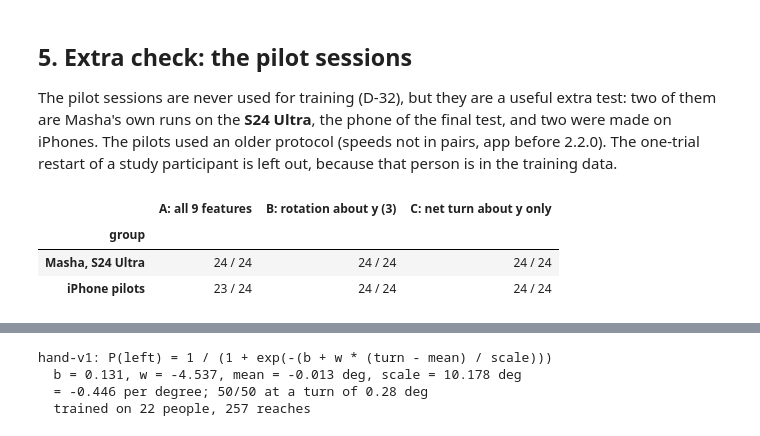
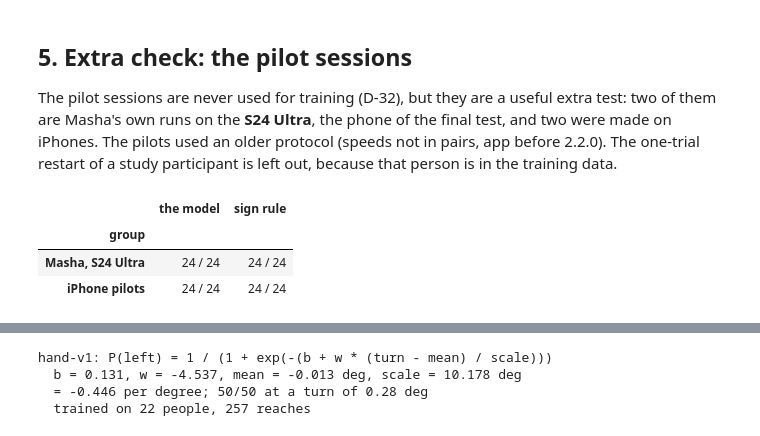
Before and after one commit to mariyaz0/hand-to-nose, a Jupyter notebook: notebooks/02_hand_model.ipynb, the cells around one changed output, grey strips where cells are left out. Saved outputs shown, nothing was run; the diff lists cells and outputs as text; code cells hidden in the pictures.

```diff
--- a/notebooks/02_hand_model.ipynb
+++ b/notebooks/02_hand_model.ipynb
@@ -204,5 +207,5 @@ probability is the confidence shown to the user.
 # %%
-res = leave_one_subject_out(data)
+res = leave_one_subject_out(data, FINAL_FEATURES)
 accuracy_table(res)
 # %% [output]
 |  | people | trials | accuracy | mean_confidence |
@@ -246,21 +247,10 @@ optimistic; with 22 people a difference of a few reaches is within noise.
 # %%
-variants = {
-    "A: all 9 features": FEATURES,
-    "B: rotation about y (3)": ["rot_y_angle", "rot_y_max", "rot_y_min"],
-    "C: net turn about y only": ["rot_y_angle"],
-}
 rows = {}
-for name, fs in variants.items():
-    r = leave_one_subject_out(data, fs)
+for name, r in {"the model (logistic regression)": res,
+                "sign rule (no training)": single_feature_rule(data, "rot_y_angle")}.items():
     acc_pp = r.groupby("session_id")["correct"].mean()
-    rows[name] = {"features": len(fs), "correct": f"{r['correct'].sum()} / {len(r)}",
-                  "accuracy": r["correct"].mean(), "people all correct": f"{(acc_pp == 1).sum()} / {len(acc_pp)}",
+    rows[name] = {"correct": f"{r['correct'].sum()} / {len(r)}", "accuracy": r["correct"].mean(),
+                  "people all correct": f"{(acc_pp == 1).sum()} / {len(acc_pp)}",
                   "worst person": acc_pp.min()}
-r = single_feature_rule(data, "rot_y_angle")
-acc_pp = r.groupby("session_id")["correct"].mean()
-rows["sign rule (no training)"] = {"features": 1, "correct": f"{r['correct'].sum()} / {len(r)}",
-                                   "accuracy": r["correct"].mean(),
-                                   "people all correct": f"{(acc_pp == 1).sum()} / {len(acc_pp)}",
-                                   "worst person": acc_pp.min()}
 pd.DataFrame(rows).T
 # %% [output]
@@ -279,18 +267,17 @@ restart of a study participant is left out, because that person is in the traini
 # %%
 groups = {
     "B34CF91D": "Masha, S24 Ultra", "8DA2C63C": "Masha, S24 Ultra",
     "F50F9F36": "iPhone pilots", "A56549CD": "iPhone pilots",
 }
 pilots = feats[feats["code"].isin(groups) & feats["excluded"].isna()].copy()
 pilots["group"] = pilots["code"].map(groups)
-out = {}
-for name, fs in variants.items():
-    p = fit_final(data, fs).predict_proba(pilots[fs])[:, 1]
-    ok = np.where(p >= 0.5, "left", "right") == pilots["hand"]
-    out[name] = pilots.assign(ok=ok).groupby("group")["ok"].agg(lambda s: f"{s.sum()} / {len(s)}")
-pd.DataFrame(out)
+p = fit_final(data, FINAL_FEATURES).predict_proba(pilots[FINAL_FEATURES])[:, 1]
+answers = {"the model": np.where(p >= 0.5, "left", "right"),
+           "sign rule": np.where(pilots["rot_y_angle"] < 0, "left", "right")}
+pd.DataFrame({name: pilots.assign(ok=a == pilots["hand"]).groupby("group")["ok"]
+              .agg(lambda s: f"{s.sum()} / {len(s)}") for name, a in answers.items()})
 # %% [output]
-|  | A: all 9 features | B: rotation about y (3) | C: net turn about y only |
-| group |  |  |  |
-| Masha, S24 Ultra | 24 / 24 | 24 / 24 | 24 / 24 |
-| iPhone pilots | 23 / 24 | 24 / 24 | 24 / 24 |
+|  | the model | sign rule |
+| group |  |  |
+| Masha, S24 Ultra | 24 / 24 | 24 / 24 |
+| iPhone pilots | 24 / 24 | 24 / 24 |
```
Also changed, not shown: parts of 11 cells of this notebook, 14 other files.
